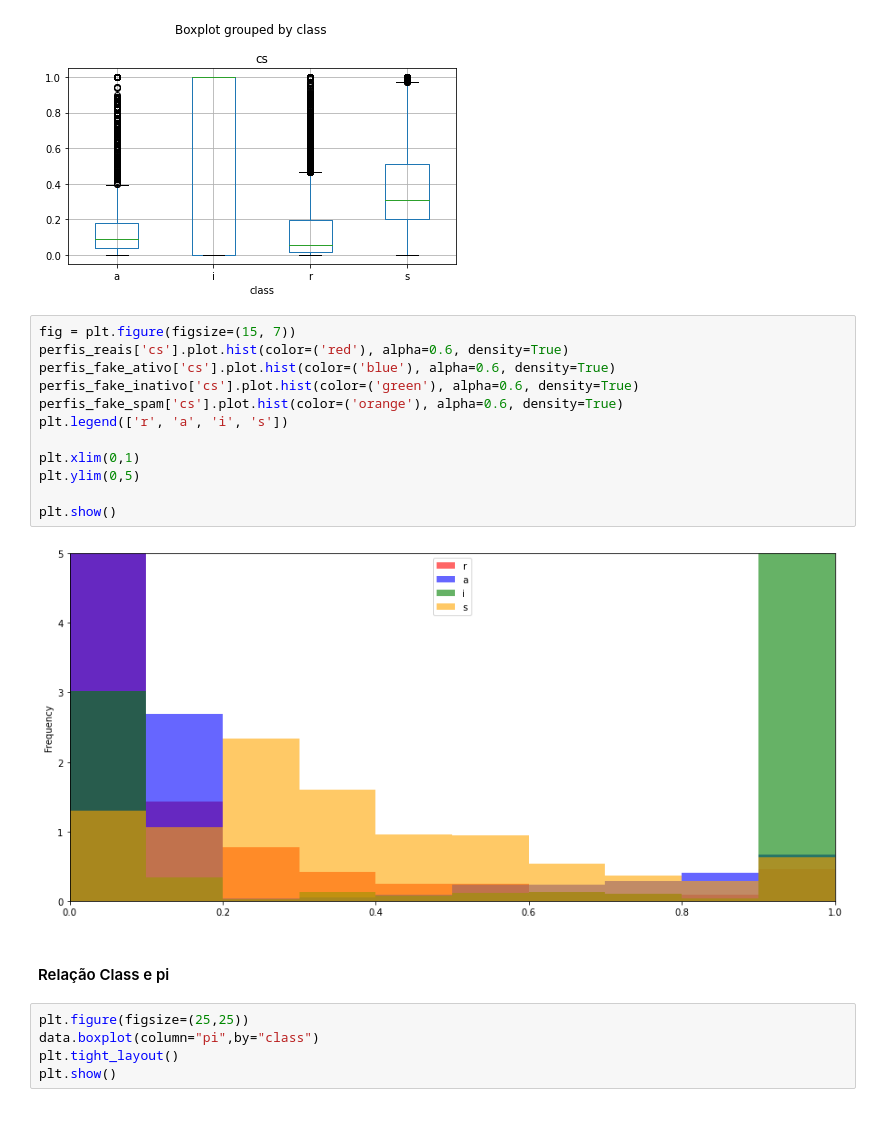
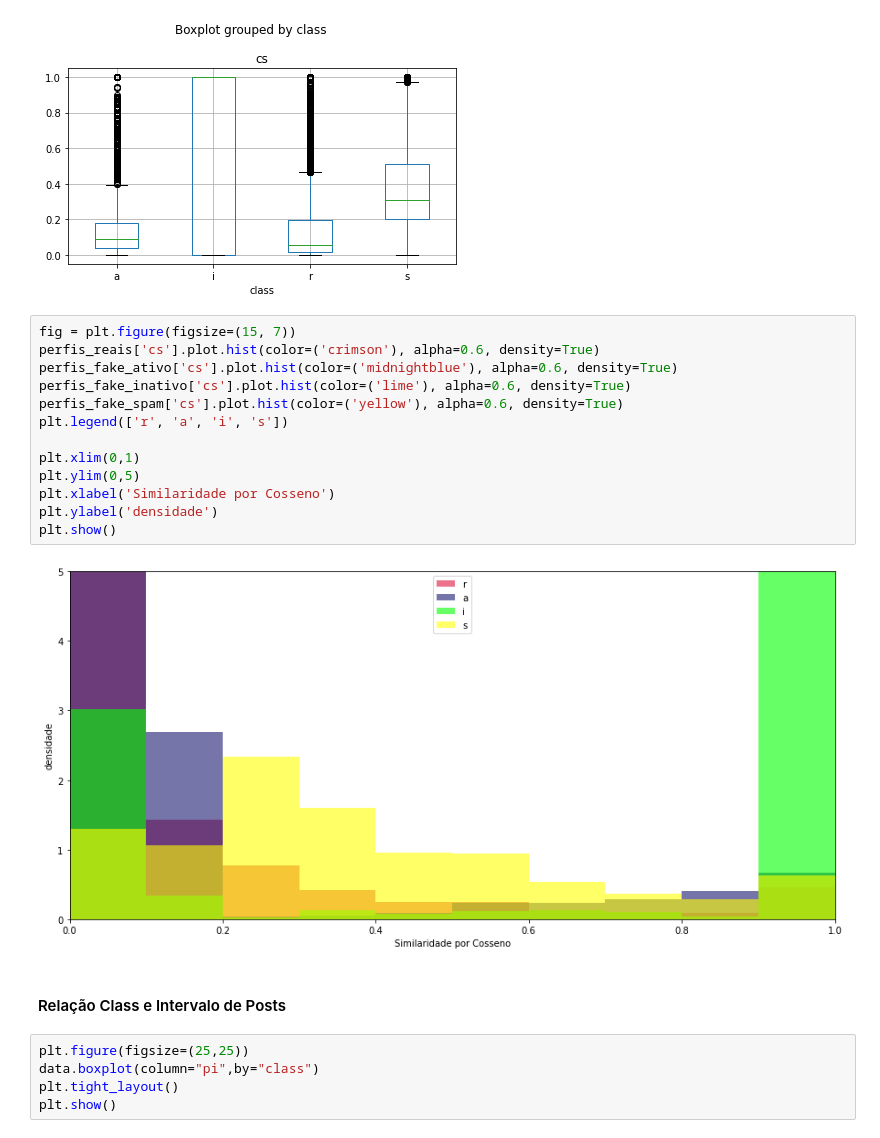
Before and after one commit to ArthurCisotto/P2_CDados, a Jupyter notebook: Projeto_2_CDados.ipynb, the cells around one changed output. Drawn from its saved outputs; the diff is of its cells as text.

```diff
--- a/Projeto_2_CDados.ipynb
+++ b/Projeto_2_CDados.ipynb
@@ -544,20 +566,21 @@ plt.show()
 [figure]
 # %%
 fig = plt.figure(figsize=(15, 7))
-perfis_reais['cs'].plot.hist(color=('red'), alpha=0.6, density=True)
-perfis_fake_ativo['cs'].plot.hist(color=('blue'), alpha=0.6, density=True)
-perfis_fake_inativo['cs'].plot.hist(color=('green'), alpha=0.6, density=True)
-perfis_fake_spam['cs'].plot.hist(color=('orange'), alpha=0.6, density=True)
+perfis_reais['cs'].plot.hist(color=('crimson'), alpha=0.6, density=True)
+perfis_fake_ativo['cs'].plot.hist(color=('midnightblue'), alpha=0.6, density=True)
+perfis_fake_inativo['cs'].plot.hist(color=('lime'), alpha=0.6, density=True)
+perfis_fake_spam['cs'].plot.hist(color=('yellow'), alpha=0.6, density=True)
 plt.legend(['r', 'a', 'i', 's'])
 
 plt.xlim(0,1)
 plt.ylim(0,5)
-
+plt.xlabel('Similaridade por Cosseno')
+plt.ylabel('densidade')
 plt.show()
 # %% [output]
-[figure, old version]
+[figure, new version]
 # %% [markdown]
-#### Relação Class e pi
+#### Relação Class e Intervalo de Posts
 # %%
 plt.figure(figsize=(25,25))
 data.boxplot(column="pi",by="class")
```
Also changed, not shown: parts of 37 cells of this notebook.
